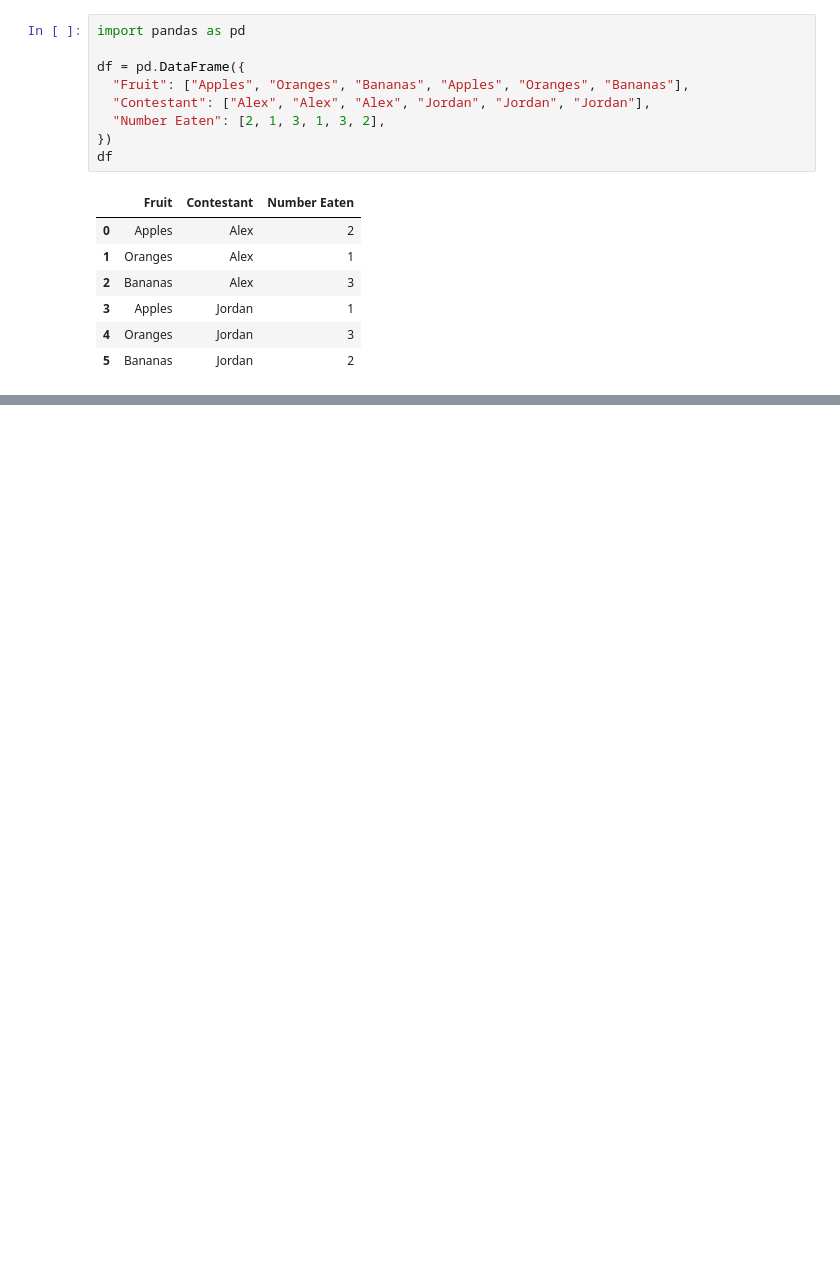
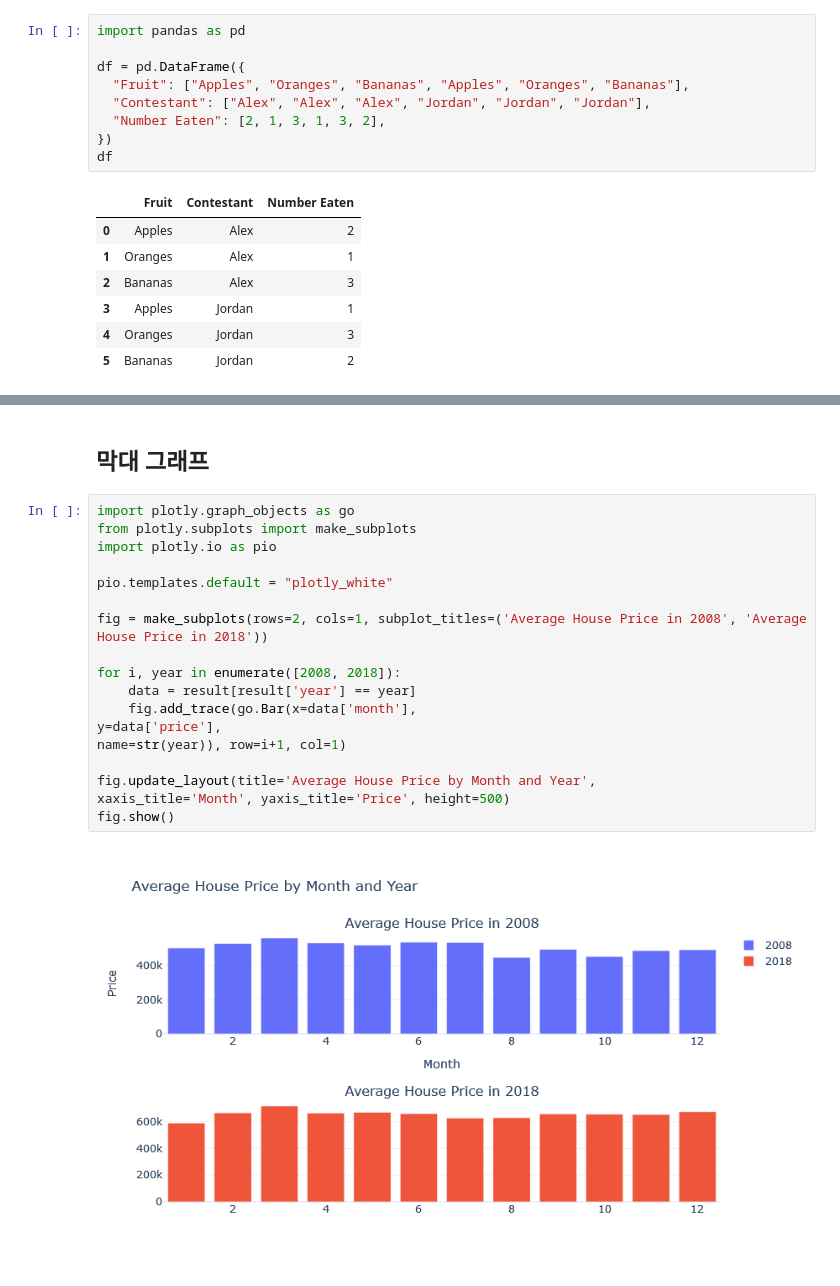
Before and after one commit to dschloe/streamlitbook-saraevan, a Jupyter notebook: ch02/step04_plotly.ipynb, the cells around one changed output, grey strips where cells are left out. Saved outputs shown, nothing was run; the diff lists cells and outputs as text; blank space fills up the shorter version.

```diff
--- a/ch02/step04_plotly.ipynb
+++ b/ch02/step04_plotly.ipynb
@@ -53,0 +99,22 @@ fig.show()
+# %% [markdown]
+## 막대 그래프
+# %%
+import plotly.graph_objects as go
+from plotly.subplots import make_subplots
+import plotly.io as pio
+
+pio.templates.default = "plotly_white"
+
+fig = make_subplots(rows=2, cols=1, subplot_titles=('Average House Price in 2008', 'Average House Price in 2018'))
+
+for i, year in enumerate([2008, 2018]):
+    data = result[result['year'] == year]
+    fig.add_trace(go.Bar(x=data['month'],
+y=data['price'],
+name=str(year)), row=i+1, col=1)
+
+fig.update_layout(title='Average House Price by Month and Year',
+xaxis_title='Month', yaxis_title='Price', height=500)
+fig.show()
+# %% [output]
+[figure, added]
```
Also changed, not shown: parts of 8 cells of this notebook, 5 other files.
